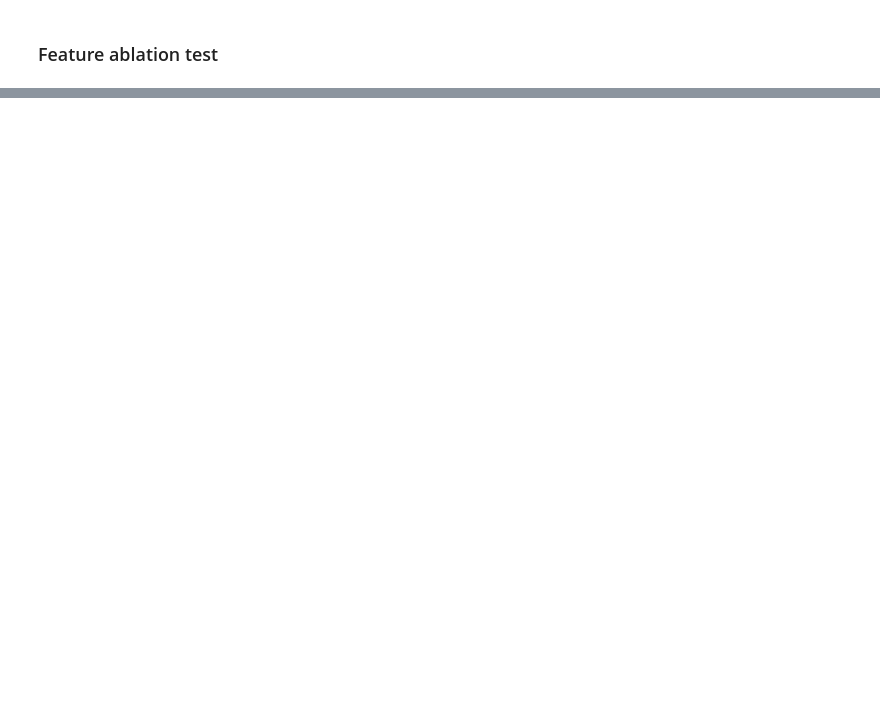
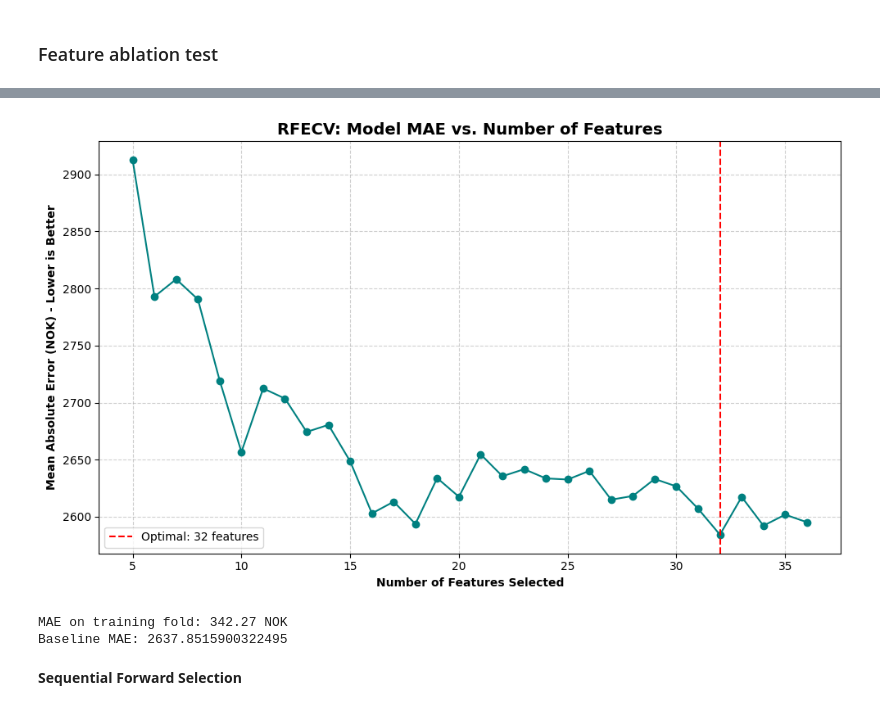
Before and after one commit to juliusatgit/Marketing-Analytics, a Jupyter notebook: notebooks/03_Model_and_Feature_Testing.ipynb, the cells around one changed output, grey strips where cells are left out. Cells and saved outputs as stored; diff of their text form; code cells hidden in the pictures; blank space fills up the shorter version.

Commit message:
Added Feature Selection Strategies & cleaned up notebook

```diff
--- a/notebooks/03_Model_and_Feature_Testing.ipynb
+++ b/notebooks/03_Model_and_Feature_Testing.ipynb
@@ -855,0 +741,24 @@ results_df
+# %%
+# 6. Plot the CV score vs. number of features
+plt.figure(figsize=(10, 6))
+plt.title('RFECV: Model MAE vs. Number of Features', fontsize=14, fontweight='bold')
+plt.xlabel('Number of Features Selected', fontweight='bold')
+plt.ylabel('Mean Absolute Error (NOK) - Lower is Better', fontweight='bold')
+
+# Multiply by -1 to convert 'neg_mean_absolute_error' back to normal MAE for readability
+mae_scores = -1 * selector.cv_results_['mean_test_score']
+
+# Plot the scores
+plt.plot(range(5, 5 + len(mae_scores)), mae_scores, marker='o', color='teal') # min features is 5 as set in RFECV
+
+plt.axvline(x=optimal_num_features, color='red', linestyle='--', label=f'Optimal: {optimal_num_features} features')
+plt.grid(True, linestyle='--', alpha=0.6)
+plt.legend()
+plt.tight_layout()
+plt.show()
+
+# 7. (Optional) Create your final cleaned datasets
+# X_train_optimized = X_train_f[selected_features]
+# X_test_optimized = X_test_f[selected_features]
+# %% [output]
+[figure, added]
@@ -855,0 +768,31 @@ results_df
+# %%
+lgbm_model = lgb.LGBMRegressor(
+    n_estimators      = 500,
+    learning_rate     = 0.05,
+    max_depth         = 6,
+    min_child_samples = 20,
+    subsample         = 0.8,
+    random_state      = 42,
+    verbose           = -1,
+
+    objective="tweedie",
+    tweedie_variance_power=1.3
+)
+
+# Train folf
+lgbm_model.fit(X_train_rfe, y_train)
+
+train_predictions = np.clip(np.array(lgbm_model.predict(X_train_rfe)), 0, None)
+train_mae = mean_absolute_error(y_train, train_predictions)
+print(f"MAE on training fold: {train_mae:.2f} NOK")
+
+# Test fold
+sfs_model_pred = np.clip(np.array(lgbm_model.predict(X_test_rfe)), 0, None)
+
+baseline_mae = mean_absolute_error(y_test, sfs_model_pred)
+print("Baseline MAE:", baseline_mae)
+# %% [output]
+MAE on training fold: 342.27 NOK
+Baseline MAE: 2637.8515900322495
+# %% [markdown]
+**Sequential Forward Selection**
```
Also changed, not shown: parts of 35 cells of this notebook.
